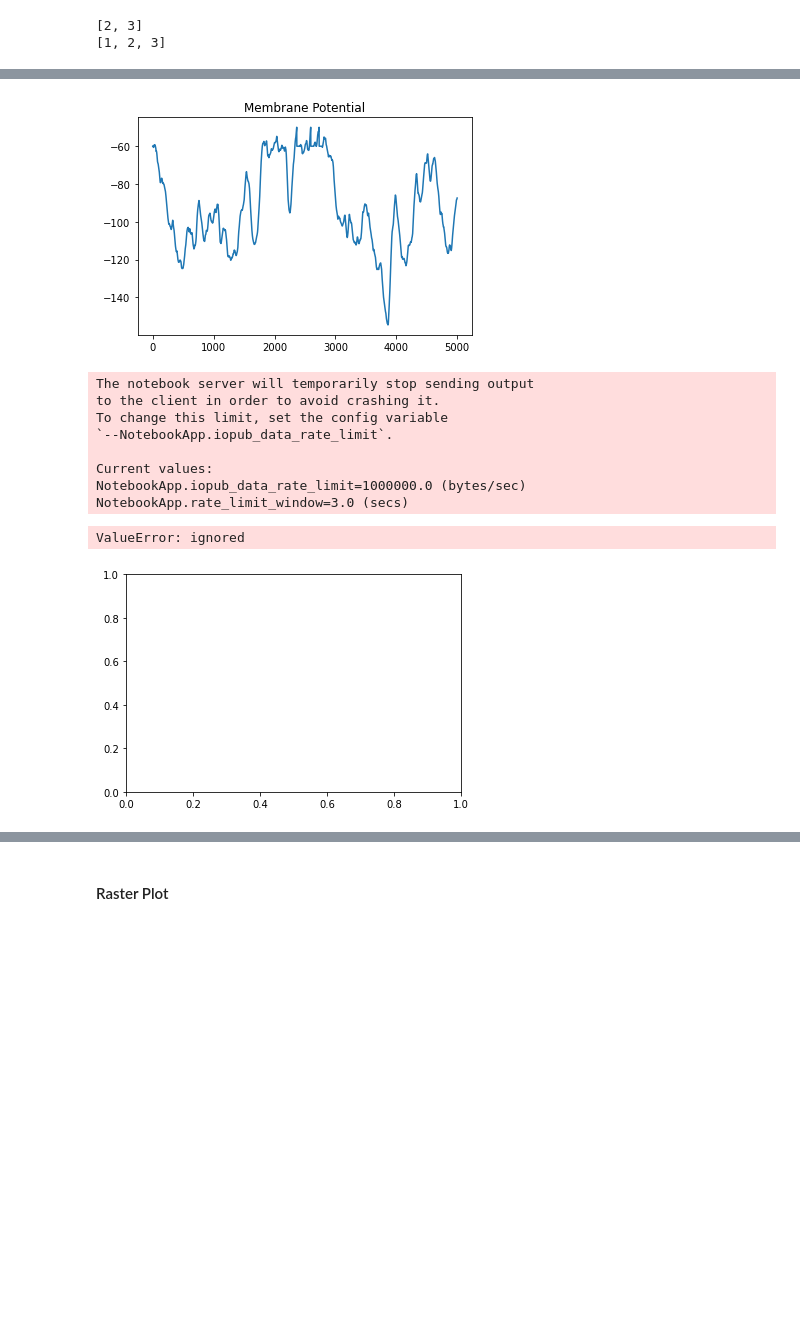
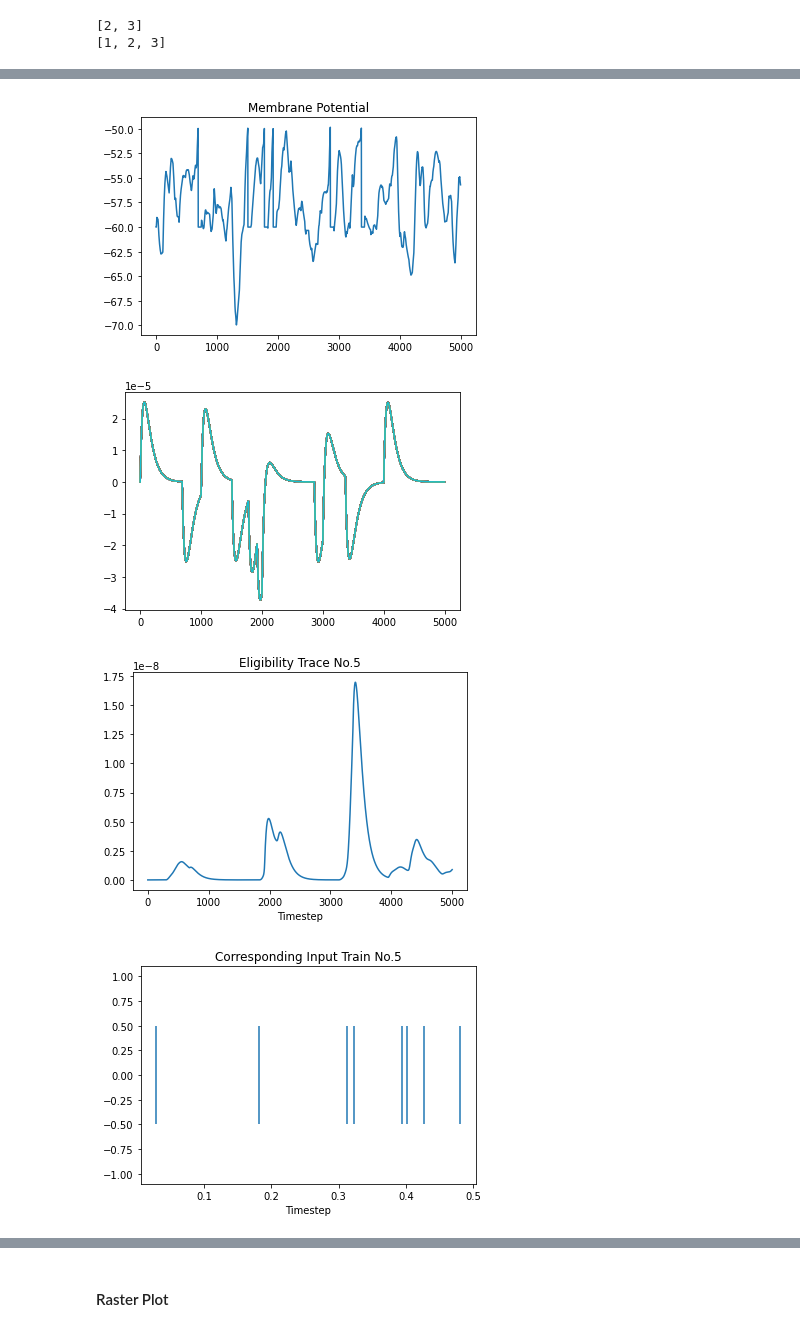
Before and after one commit to divyanshgupt/Unreliable-Transmission, a Jupyter notebook: Superspike implementation.ipynb, the cells around one changed output, grey strips where cells are left out. Saved outputs shown, nothing was run; the diff lists cells and outputs as text; code cells hidden in the pictures; blank space fills up the shorter version.

Commit message:
fancy plots

```diff
--- a/Superspike implementation.ipynb
+++ b/Superspike implementation.ipynb
@@ -42,15 +32,6 @@ batch_size = 256
 ### Spiking Neuron Model Setup (Zenke)
 # %% [markdown]
 Since we are technically stimulating an RNN, the neurons have to be simulated for a certain number of timesteps
-# %%
-time_step = 1e-3
-nb_steps  = 200
-# %%
-tau_mem = 10e-3
-tau_syn = 5e-3
-
-alpha   = float(np.exp(-time_step/tau_syn))
-beta    = float(np.exp(-time_step/tau_mem))
 # %% [markdown]
 Initializing weights from a normal distribution, the variance is scaled with the inverse square root of the number of input connections.
 
@@ -74,5 +42,3 @@ def spike_fn(x):
   out = torch.zeros_like(x)
   out[x > 0] = 1.0
   return out
-# %%
-h1 = torch.einsum("abc,cd->abd", (x_data, w1))
@@ -510,7 +464,7 @@ SyntaxError: ignored
 # %%
 #@title Input Spike Trains
 
-spk_freq = 100 # not sure about this, but assuming it since the paper
+spk_freq = 10 # not sure about this, but assuming it since the paper
 # uses 10 Hz frequency as the target output frequency (actually
 # 5 equidistant spikes over 500 ms)
 
@@ -562,8 +516,7 @@ for i in tqdm(range(epochs)):
 
   eligibility_rec = []
   pre_trace_rec = []
-
-  out_spks = torch.zeros(nb_steps, device=device, dtype=dtype)
+  error_rec = []
 
   last_presynaptic_traces = [torch.zeros(nb_inputs, device=device, dtype=dtype),
                              torch.zeros(nb_inputs, device=device, dtype=dtype)]
@@ -571,7 +524,7 @@ for i in tqdm(range(epochs)):
                              torch.zeros(nb_inputs, device=device, dtype=dtype)] # not sure about the shape here, might have to recheck
 
   last_error_values = [torch.zeros(nb_inputs, device=device, dtype=dtype),
-                            torch.zeros(nb_inputs, device=device, dtype=dtype)]
+                       torch.zeros(nb_inputs, device=device, dtype=dtype)]
 
   reset = 0
   for t in range(nb_steps):
@@ -600,6 +553,7 @@ for i in tqdm(range(epochs)):
 
     mem = new_mem
     syn = new_syn
+
     # compute presynaptic traces
     presynaptic_traces = presynaptic_trace(last_presynaptic_traces[0],
                                            last_presynaptic_traces[1],
@@ -609,25 +563,26 @@ for i in tqdm(range(epochs)):
     pre_trace_rec.append(presynaptic_traces[1])
     ##pre_trace_rec.append(presynaptic_traces)
 
-    # evaluate hebbian coincidence and synaptic eligibility traces
+    # evaluate hebbian coincidence
+
     h = mem - thres
     post = 1 / (1 + torch.abs(h))**2
-
-
-
     hebbian = post * presynaptic_traces[1]
 
+    # eligibility trace
     synaptic_eligibility = eligibility_trace2(last_eligibility_traces[0],
-                                     last_eligibility_traces[1],
-                                     hebbian, args)
+                                              last_eligibility_traces[1],
+                                              hebbian, args)
 
     last_eligibility_traces = synaptic_eligibility
+
     eligibility_rec.append(synaptic_eligibility[1])
 
     error = error_signal2(last_error_values[0], last_error_values[1],
                           out, target[t], args)
 
     last_error_values = error
+    error_rec.append(error[1])
     # for minibatching weight updates in time
   #  print("Error shape:", error[1].shape)
   #  print("Eligibility Shape:", synaptic_eligibility[1].shape)
@@ -635,7 +590,8 @@ for i in tqdm(range(epochs)):
     m += error[1] * synaptic_eligibility[1]
 
   #  print("\n")
-  print(m.shape)
+  #print(m.shape)
+  #print(m)
   weights += m
   spk_rec = torch.stack(spk_rec, dim=0)
   loss = van_rossum_loss(spk_rec, target, args)
@@ -654,13 +610,17 @@ for i in tqdm(range(epochs)):
   plt.title("Membrane Potential")
   plt.show()
 
- # print(eligibility_rec.type)
-  print(eligibility_rec)
-  plt.plot(eligibility_rec)
-  plt.title("Eligibility Trace")
+  error_rec = torch.stack(error_rec, dim=0)
+  plt.plot(error_rec)
+  plt.show()
 
-print(loss_rec)
+  eligibility_rec = torch.stack(eligibility_rec, dim=1)
+  pre_trace_rec = torch.stack(pre_trace_rec, dim = 1)
+
+  j = 5
+  plot_traces(eligibility_rec, pre_trace_rec, input_trains, j)
 
 
-plt.plot(loss_rec)
+#print(loss_rec)
+#plt.plot(loss_rec)
 # %% [output]
@@ -671,11 +630,4 @@ tensor([0., 0., 0.,  ..., 0., 0., 0.])
-[figure, old version]
+[figure, new version]
-The notebook server will temporarily stop sending output
-to the client in order to avoid crashing it.
-To change this limit, set the config variable
-`--NotebookApp.iopub_data_rate_limit`.
-
-Current values:
-NotebookApp.iopub_data_rate_limit=1000000.0 (bytes/sec)
-NotebookApp.rate_limit_window=3.0 (secs)
-ValueError: ignored
-[figure, old version]
+[figure, new version]
+[figure, added]
+[figure, added]
```
Also changed, not shown: parts of 9 cells of this notebook.
